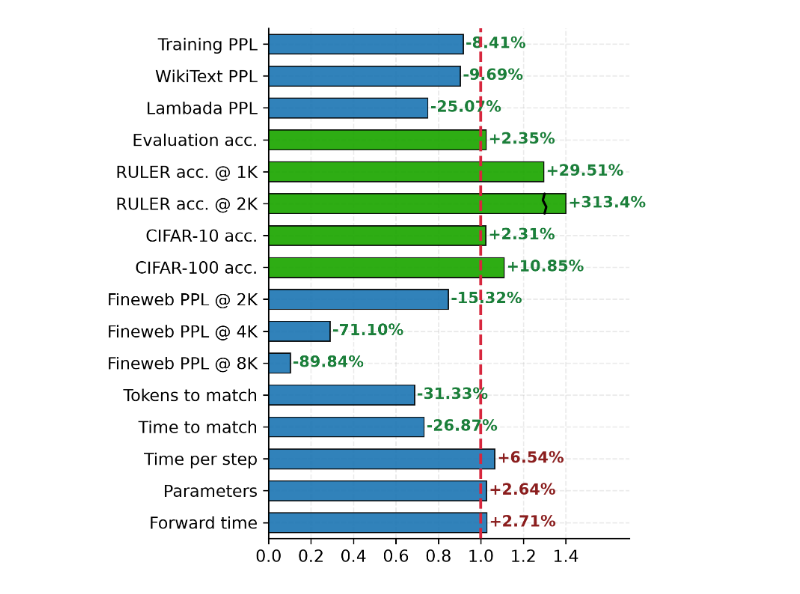
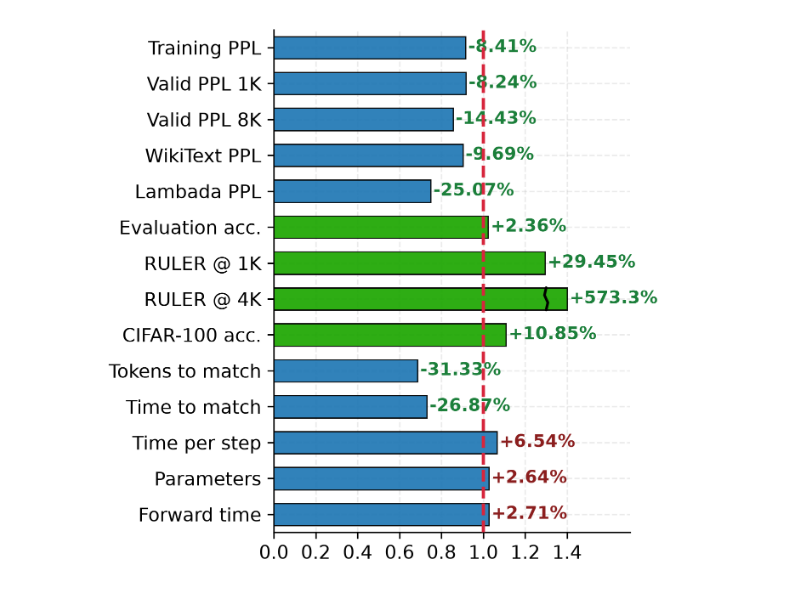
Before and after one commit to wzhagi/convpe, a Jupyter notebook: paper/overview.ipynb, the cells around one changed output. Drawn from its saved outputs; the diff is of its cells as text; code cells hidden in the pictures.

```diff
--- a/paper/overview.ipynb
+++ b/paper/overview.ipynb
@@ -24,31 +24,14 @@ RED = "#D7263D"
 
 rows = [
     ["Training PPL", "lower", math.exp(3.0316 - 3.1195)],
+    ["Valid PPL 1K", "lower", 20.672 / 22.5272],
+    ["Valid PPL 8K", "lower", 19.7405 / 23.0702],
     ["WikiText PPL", "lower", 42.05 / 46.56],
     ["Lambada PPL", "lower", 88.49 / 118.10],
-    [
-        "Evaluation acc.",
-        "higher",
-        (0.2604 + 0.3272 + 0.5526 + 0.6235 + 0.4701 + 0.5193 + 0.5893 + 0.2375)
-        / (0.2507 + 0.3148  + 0.5460 + 0.6208 + 0.4487 + 0.5091 + 0.5676 + 0.2399),
-    ],
-        [
-        "RULER acc. @ 1K",
-        "higher",
-        (0.890 + 0.664 + 0.180 + 0.200 + 0.008 + 0.186 + 0.187 + 0.008 + 0.002 + 0.012 + 0.191)
-        / (0.614 + 0.612 + 0.090 + 0.198 + 0.002 + 0.104 + 0.149 + 0.032 + 0.002 + 0.001 + 0.148),
-    ],
-    [
-        "RULER acc. @ 2K",
-        "higher",
-        (0.722 + 0.038 + 0.014 + 0.194 + 0.000 + 0.000 + 0.179 + 0.187 + 0.052 + 0.002 + 0.001 + 0.091)
-        / (0.004 + 0.000 + 0.000 + 0.118 + 0.000 + 0.000 + 0.029 + 0.127 + 0.000 + 0.002 + 0.000 + 0.078),
-    ],
-    ["CIFAR-10 acc.", "higher", 0.931 / 0.910],
+    ["Evaluation acc.", "higher", 0.4475 / 0.4372],
+    ["RULER @ 1K", "higher", 0.211 / 0.163],
+    ["RULER @ 4K", "higher", 0.101 / 0.015],
     ["CIFAR-100 acc.", "higher", 0.695 / 0.627],
-    ["Fineweb PPL @ 2K", "lower", math.exp(3.0021 - 3.1684)],
-    ["Fineweb PPL @ 4K", "lower", math.exp(3.0278 - 4.2690)],
-    ["Fineweb PPL @ 8K", "lower", math.exp(3.3575 - 5.6443)],
     ["Tokens to match", "lower", 2.06 / 3.0],
     ["Time to match", "lower", 1 - 0.2687],
     ["Time per step", "lower", 2.77 / 2.6],
@@ -62,12 +45,12 @@ ratios = np.array([r[2] for r in rows])
 pct_met = np.array([(r[2] - 1) * 100 for r in rows])
 
 # ---- 断裂线参数 ----
-BREAK_THRESHOLD = 1.5     # 超过该值触发断裂
+BREAK_THRESHOLD = 1.5  # 超过该值触发断裂
 BAR_HEIGHT = 0.62
-DISPLAY_BAR_END = 1.40    # 视觉上柱子截断的长度
-BREAK_X = 1.30            # 裂缝中心位置
+DISPLAY_BAR_END = 1.40  # 视觉上柱子截断的长度
+BREAK_X = 1.30  # 裂缝中心位置
 
-fig, ax = plt.subplots(figsize=(5, 5.1), dpi=300)
+fig, ax = plt.subplots(figsize=(4.5, 4.5), dpi=300)
 y = np.arange(len(labels))
 
 # ---------- 绘制柱状图 ----------
@@ -77,8 +60,14 @@ for yi, r, d in zip(y, ratios, dirs):
     if r > BREAK_THRESHOLD:
         # 画截断柱
         ax.barh(
-            yi, DISPLAY_BAR_END, height=BAR_HEIGHT,
-            color=color, edgecolor="black", linewidth=0.7, zorder=3, alpha=0.92,
+            yi,
+            DISPLAY_BAR_END,
+            height=BAR_HEIGHT,
+            color=color,
+            edgecolor="black",
+            linewidth=0.7,
+            zorder=3,
+            alpha=0.92,
         )
         ymin = yi - BAR_HEIGHT / 2
         ymax = yi + BAR_HEIGHT / 2
@@ -89,13 +78,24 @@ for yi, r, d in zip(y, ratios, dirs):
         zx = [BREAK_X, BREAK_X - dx, BREAK_X + dx, BREAK_X]
         zy = [ymin, ymin + dy, ymin + 2 * dy, ymax]
         ax.plot(
-            zx, zy, color="black", linewidth=1.5, zorder=6,
-            solid_capstyle="round", solid_joinstyle="round"
+            zx,
+            zy,
+            color="black",
+            linewidth=1.5,
+            zorder=6,
+            solid_capstyle="round",
+            solid_joinstyle="round",
         )
     else:
         ax.barh(
-            yi, r, height=BAR_HEIGHT,
-            color=color, edgecolor="black", linewidth=0.7, zorder=3, alpha=0.92,
+            yi,
+            r,
+            height=BAR_HEIGHT,
+            color=color,
+            edgecolor="black",
+            linewidth=0.7,
+            zorder=3,
+            alpha=0.92,
         )
 
 # RoPE baseline 红色虚线
@@ -109,34 +109,42 @@ for yi, r, p, d in zip(y, ratios, pct_met, dirs):
     if r > BREAK_THRESHOLD:
         tag = f"{p:+.1f}%"
         label_x = DISPLAY_BAR_END + 0.012
     else:
         tag = f"{p:+.2f}%"
         label_x = r + 0.012
 
     ax.text(
-        label_x, yi, tag, va="center", ha="left",
-        fontsize=9.8, color=color, fontweight="bold",
+        label_x,
+        yi,
+        tag,
+        va="center",
+        ha="left",
+        fontsize=9.8,
+        color=color,
+        fontweight="bold",
     )
 
 # ax.set_title("ConvPE / RoPE ratio")
 # ---------- 坐标轴调整 ----------
 ax.set_yticks(y)
 ax.set_yticklabels(labels, fontsize=10.5)
 ax.set_xlim(0, 1.70)
 ax.set_xticks(np.arange(0, 1.41, 0.2))
 # 精准贴合上下边界，解决第一根柱子上方间距问题
 ax.set_ylim(len(y) - 0.5, -0.5)
 
 # ---------- 图例 ----------
 legend_elems = [
     Patch(facecolor=BLUE, edgecolor="black", label="The lower the better"),
     Patch(facecolor=ORANGE, edgecolor="black", label="The higher the better"),
-    plt.Line2D([0], [0], color=RED, linestyle="--", linewidth=1.8, label="RoPE baseline = 1.0"),
+    plt.Line2D(
+        [0], [0], color=RED, linestyle="--", linewidth=1.8, label="RoPE baseline = 1.0"
+    ),
 ]
 # legend omitted: the caption explains the color coding
 
 plt.tight_layout()
 plt.savefig("overview.png", dpi=300, bbox_inches="tight")
 plt.show()
 # %% [output]
-[figure, old version]
+[figure, new version]
```
Also changed, not shown: 46 other files.
